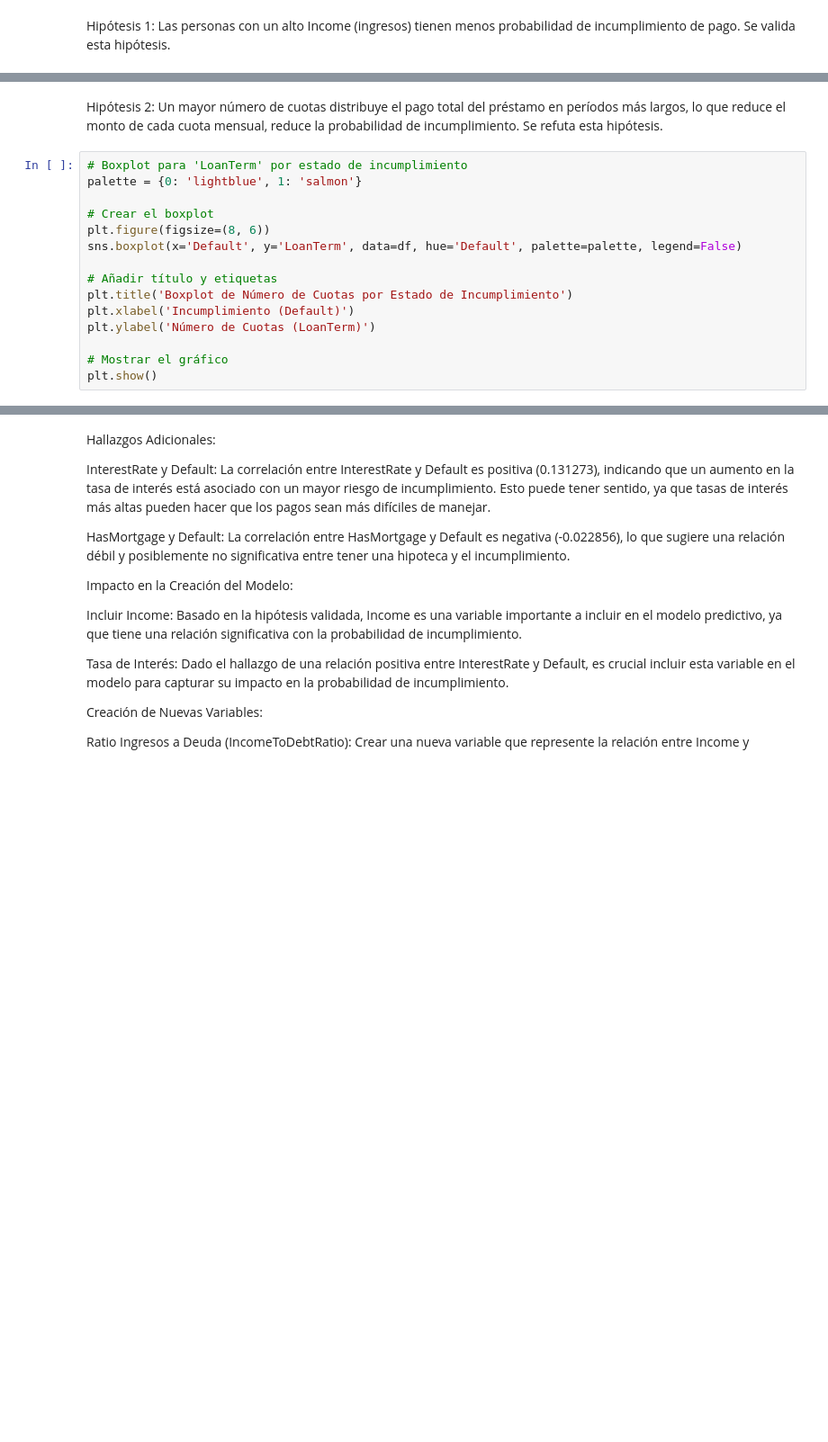
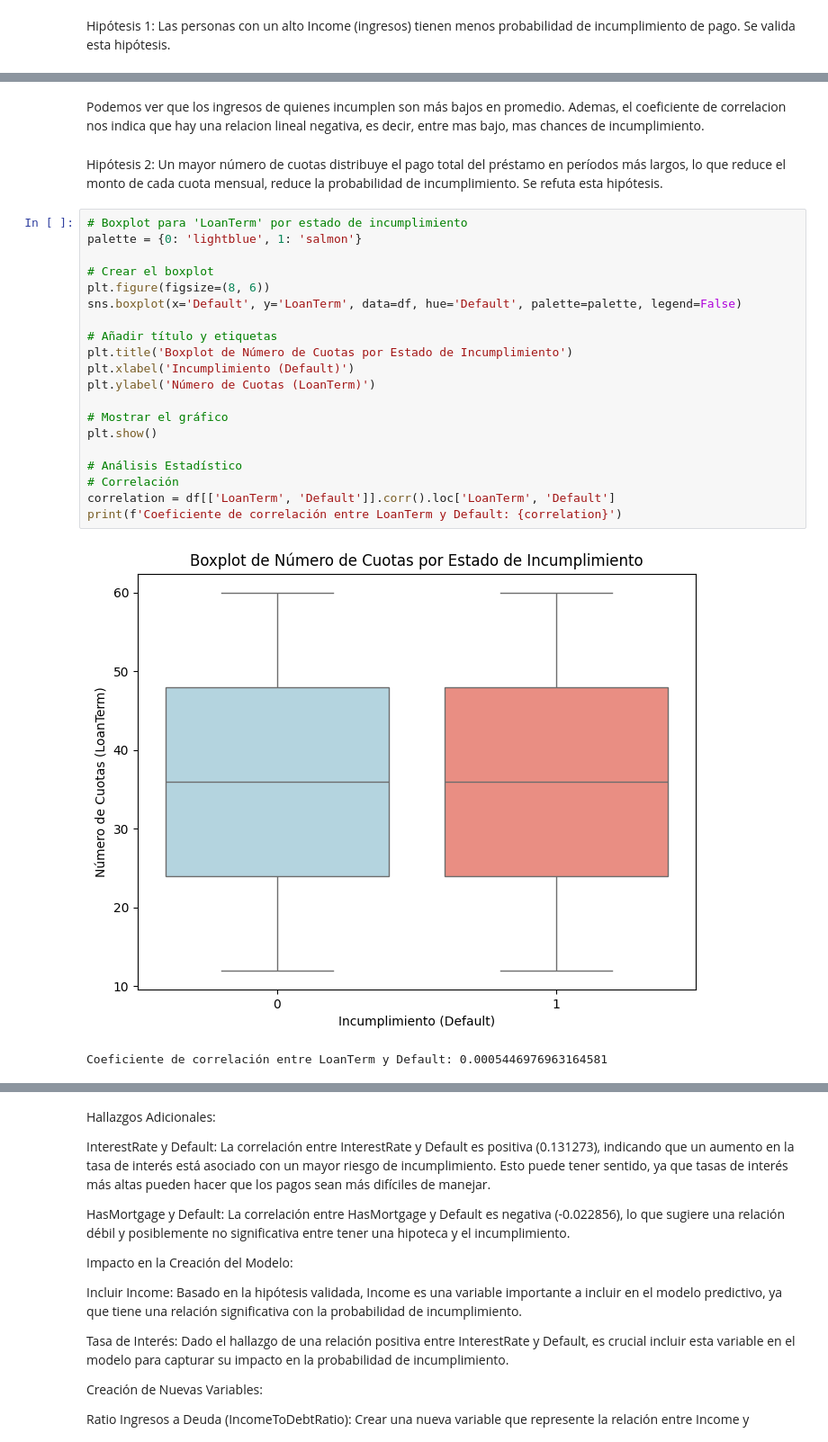
Before and after one commit to juancarignano/tp1_ML, a Jupyter notebook: tp1_ML.ipynb, the cells around one changed output, grey strips where cells are left out. Shown at 90% size. Cells and saved outputs as stored; diff of their text form; blank space fills up the shorter version.

```diff
--- a/tp1_ML.ipynb
+++ b/tp1_ML.ipynb
@@ -1075,17 +1061,27 @@ print(f'Coeficiente de correlación entre Income y Default: {correlation}')
+# %% [markdown]
+Podemos ver que los ingresos de quienes incumplen son más bajos en promedio. Ademas, el coeficiente de correlacion nos indica que hay una relacion lineal negativa, es decir, entre mas bajo, mas chances de incumplimiento.
 # %% [markdown]
 Hipótesis 2: Un mayor número de cuotas distribuye el pago total del préstamo en períodos más largos, lo que reduce el monto de cada cuota mensual, reduce la probabilidad de incumplimiento. Se refuta esta hipótesis.
 # %%
 # Boxplot para 'LoanTerm' por estado de incumplimiento
 palette = {0: 'lightblue', 1: 'salmon'}
 
 # Crear el boxplot
 plt.figure(figsize=(8, 6))
 sns.boxplot(x='Default', y='LoanTerm', data=df, hue='Default', palette=palette, legend=False)
 
 # Añadir título y etiquetas
 plt.title('Boxplot de Número de Cuotas por Estado de Incumplimiento')
 plt.xlabel('Incumplimiento (Default)')
 plt.ylabel('Número de Cuotas (LoanTerm)')
 
 # Mostrar el gráfico
 plt.show()
+
+# Análisis Estadístico
+# Correlación
+correlation = df[['LoanTerm', 'Default']].corr().loc['LoanTerm', 'Default']
+print(f'Coeficiente de correlación entre LoanTerm y Default: {correlation}')
+# %% [output]
+[figure, added]
+Coeficiente de correlación entre LoanTerm y Default: 0.0005446976963164581
```
Also changed, not shown: parts of 9 cells of this notebook.
